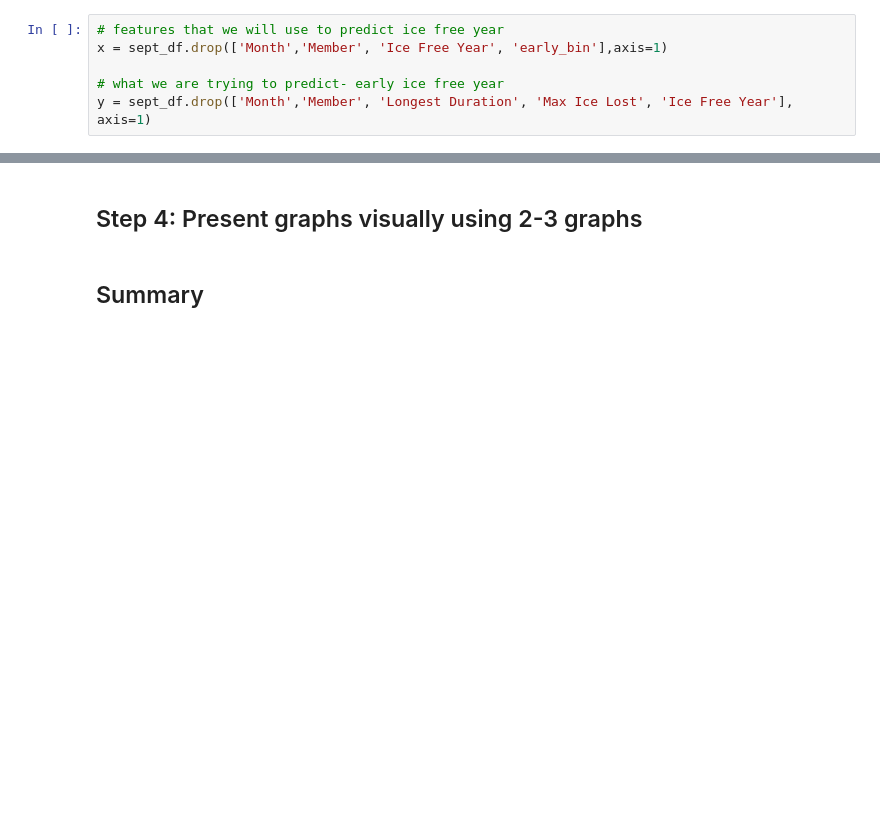
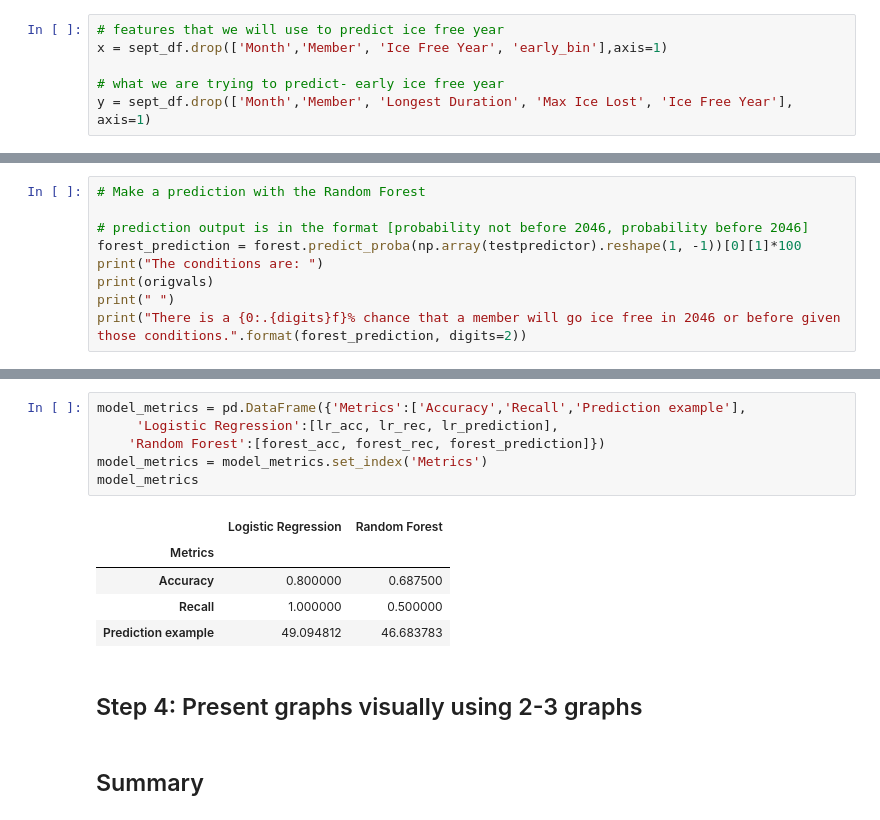
Before and after one commit to doqhne/ATOC4500_sp22_final_project, a Jupyter notebook: final_notebook.ipynb, the cells around one changed output, grey strips where cells are left out. Cells and saved outputs as stored; diff of their text form; blank space fills up the shorter version.

```diff
--- a/final_notebook.ipynb
+++ b/final_notebook.ipynb
@@ -315,0 +484,9 @@ There is a 48.33% chance a member will go ice free 2043 or before given those co
+# %%
+# Make a prediction with the Random Forest
+
+# prediction output is in the format [probability not before 2046, probability before 2046]
+forest_prediction = forest.predict_proba(np.array(testpredictor).reshape(1, -1))[0][1]*100
+print("The conditions are: ")
+print(origvals)
+print(" ")
+print("There is a {0:.{digits}f}% chance that a member will go ice free in 2046 or before given those conditions.".format(forest_prediction, digits=2))
@@ -316,3 +504,15 @@ There is a 48.33% chance a member will go ice free 2043 or before given those co
+# %%
+model_metrics = pd.DataFrame({'Metrics':['Accuracy','Recall','Prediction example'],
+     'Logistic Regression':[lr_acc, lr_rec, lr_prediction],
+    'Random Forest':[forest_acc, forest_rec, forest_prediction]})
+model_metrics = model_metrics.set_index('Metrics')
+model_metrics
+# %% [output]
+|  | Logistic Regression | Random Forest |
+| Metrics |  |  |
+| Accuracy | 0.800000 | 0.687500 |
+| Recall | 1.000000 | 0.500000 |
+| Prediction example | 49.094812 | 46.683783 |
 # %% [markdown]
 ## Step 4: Present graphs visually using 2-3 graphs
 # %% [markdown]
```
Also changed, not shown: parts of 27 cells of this notebook.
